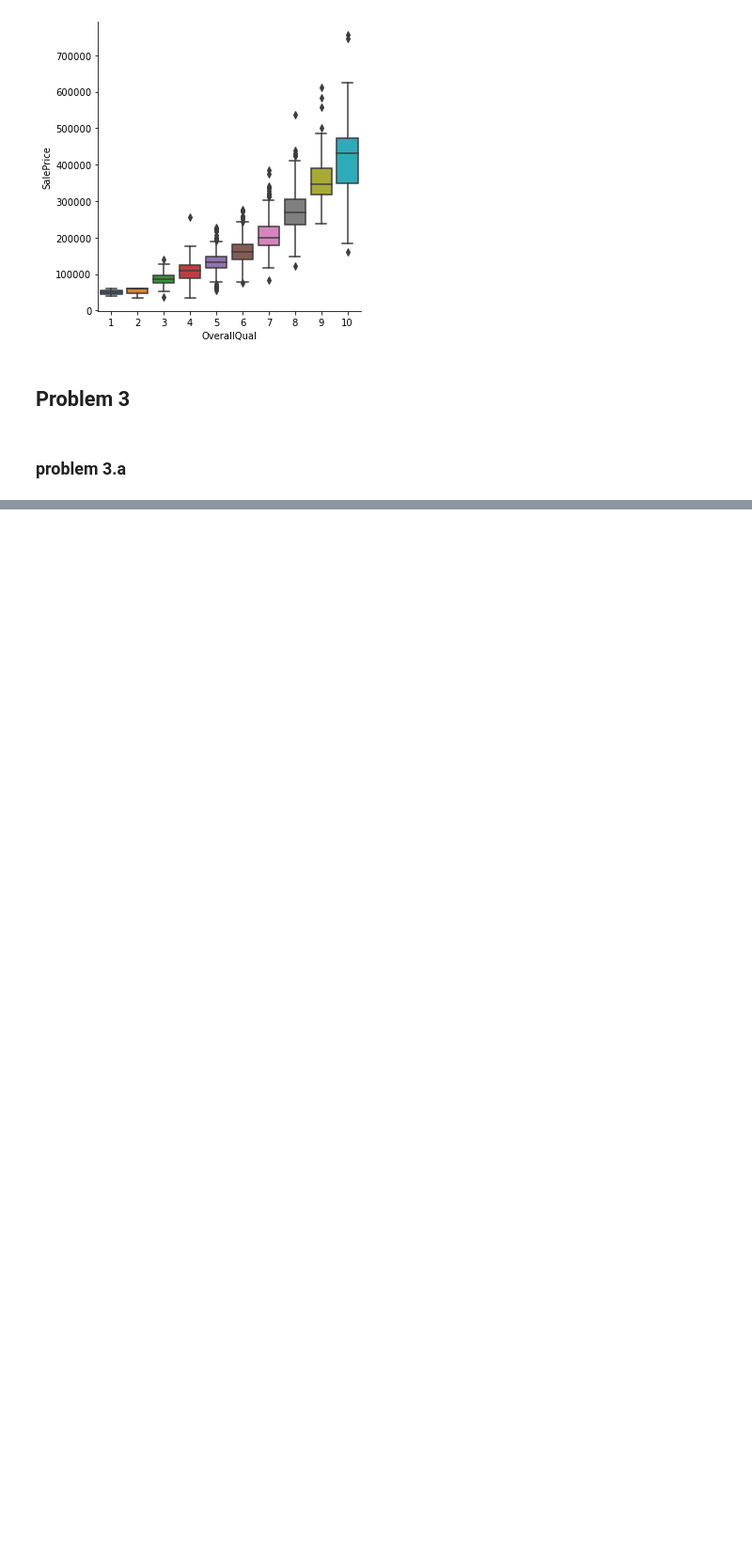
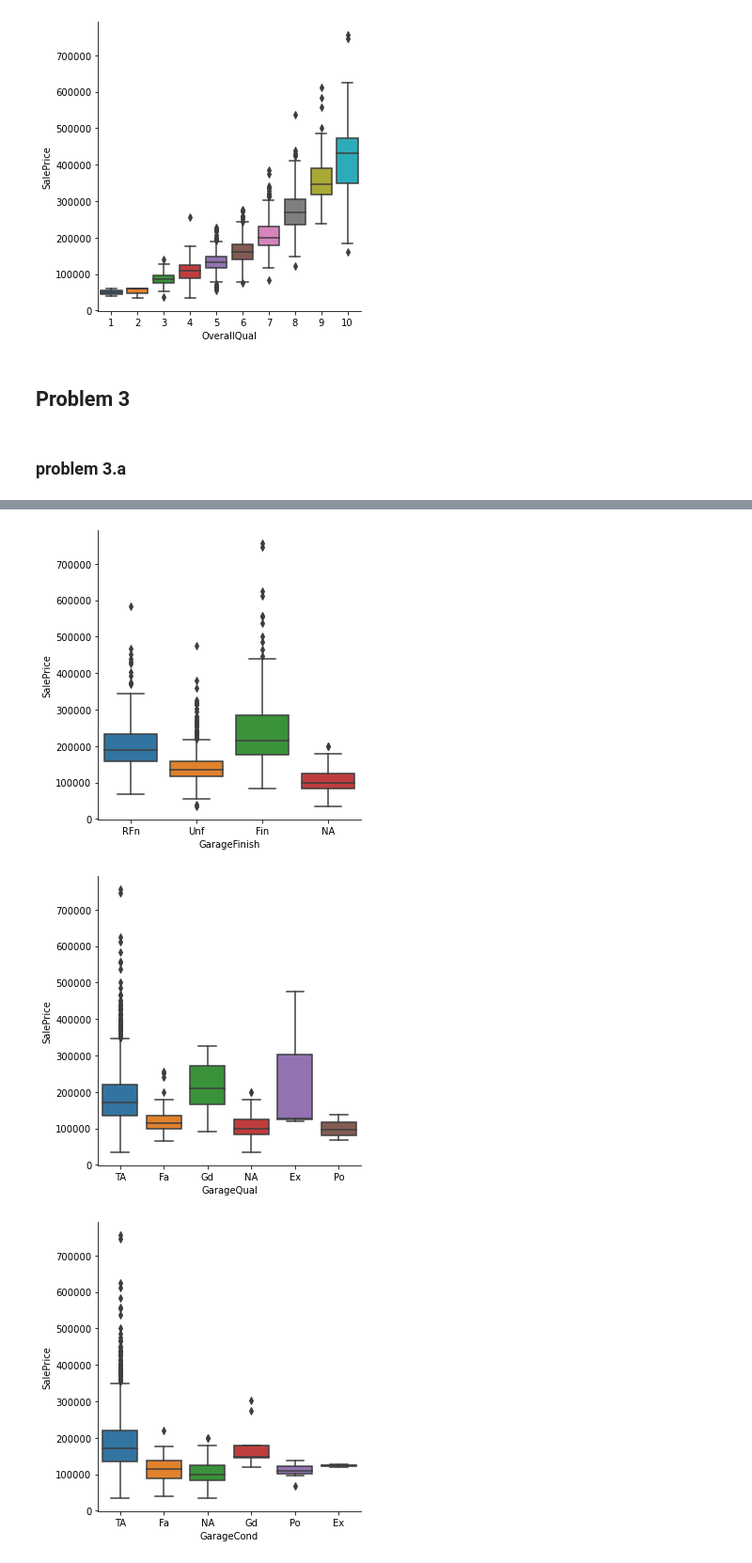
Before and after one commit to leonardlzn/SC1015-LAB, a Jupyter notebook: lab3/lab3.ipynb, the cells around one changed output, grey strips where cells are left out. Shown at 94% size. Saved outputs shown, nothing was run; the diff lists cells and outputs as text; code cells hidden in the pictures; blank space fills up the shorter version.

```diff
--- a/lab3/lab3.ipynb
+++ b/lab3/lab3.ipynb
@@ -200,0 +200,36 @@ sb.catplot(x='GarageCond',
+# %%
+"""
+    i think GarageFinish, GarageQual, GarageCond can provide a good gauge on whether having garage
+    has an impact on the sale price, because they are basically a measure of whether garage has been
+    built in the house, and how good is the condition of the garage at the moment.
+
+    because nan is a value that does not picked up by catplot, hence i replace all the nan with a constant
+    string 'NA' and then plot the graphs.
+
+    In all three botplots, the specific botplot which entail the distribution of 'NA' always lies at the bottom
+    among all boxplots, and hence indicates that without garage, or with garage of poor condition the sale price
+    of houses always tends to be lower than
+"""
+# GarageFinish
+# GarageQual
+# GarageCond
+data[['GarageFinish', 'GarageQual', 'GarageCond']] = data[['GarageFinish', 'GarageQual', 'GarageCond']].fillna(value='NA')
+
+sb.catplot(x='GarageFinish',
+            y='SalePrice',
+            data=data,
+            kind='box');
+
+sb.catplot(x='GarageQual',
+            y='SalePrice',
+            data=data,
+            kind='box');
+
+sb.catplot(x='GarageCond',
+            y='SalePrice',
+            data=data,
+            kind='box');
+# %% [output]
+[figure, added]
+[figure, added]
+[figure, added]
```
Also changed, not shown: parts of 9 cells of this notebook.
